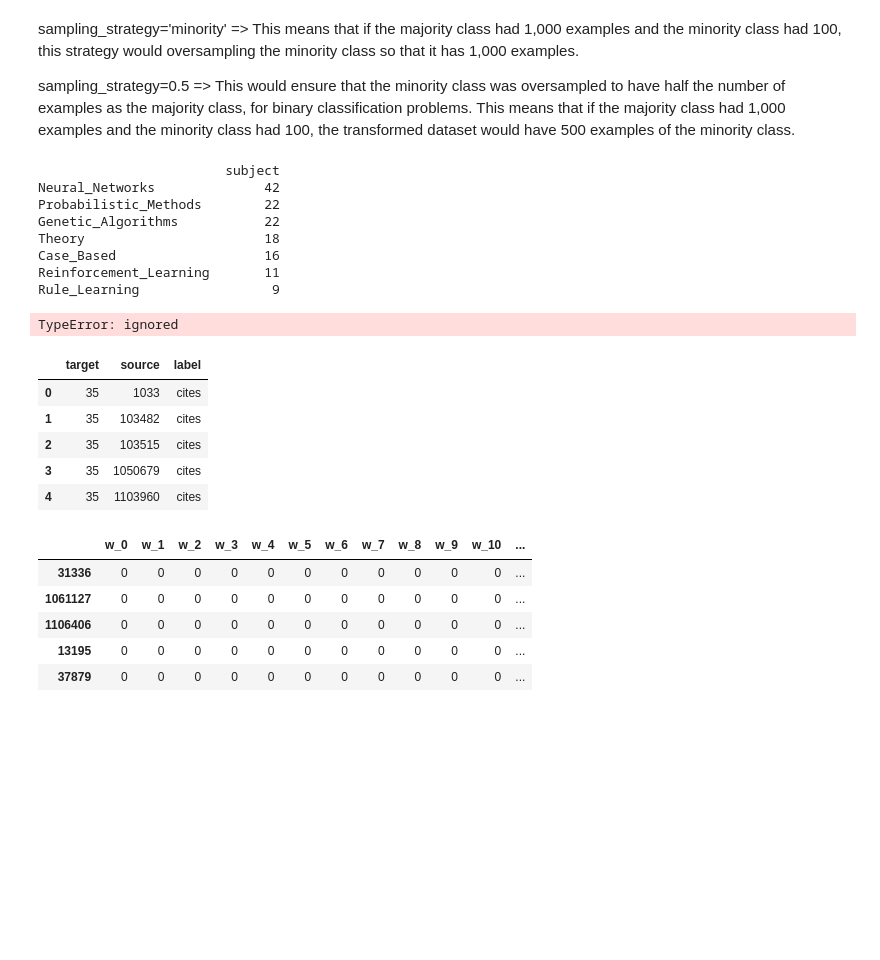
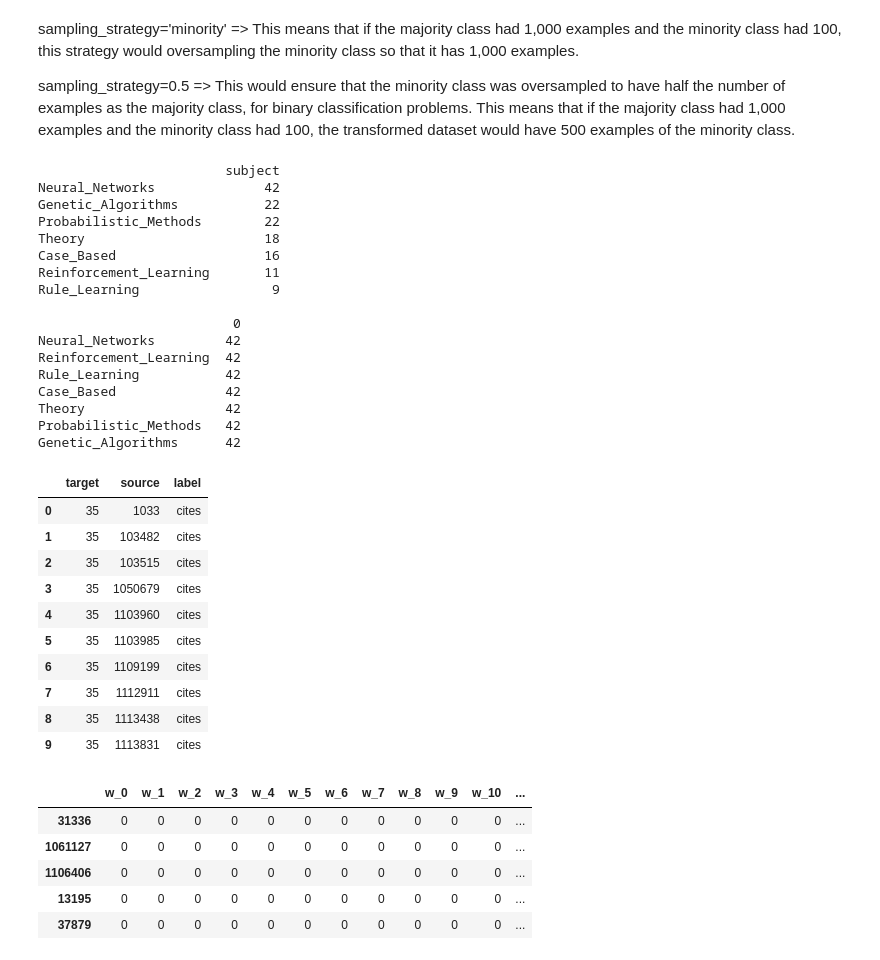
Before and after one commit to SeyfGoumeida/Supervised_Learning_Cora_Citeseed_PubMed, a Jupyter notebook: Projet_«_Apprentissage_supervisé_».ipynb, the cells around one changed output. Saved outputs shown, nothing was run; the diff lists cells and outputs as text; code cells hidden in the pictures; blank space fills up the shorter version.

```diff
--- a/Projet_«_Apprentissage_supervisé_».ipynb
+++ b/Projet_«_Apprentissage_supervisé_».ipynb
@@ -167,36 +147,53 @@ sampling_strategy=0.5 => This would ensure that the minority class was oversampl
 # example of random oversampling to balance the class distribution
 # define dataset
 print(train_subjects.value_counts().to_frame())
+print()
 # fit and apply the transform
-train_subjects = oversample.fit_resample(train_subjects)
+X_train,y_train = oversample.fit_resample(np.array(list(train_subjects.index)).reshape(-1, 1),train_subjects.values)
 # summarize class distribution
-print(train_subjects.value_counts().to_frame())
+X_train,y_train
+s = pd.Series(y_train)
+s.index = list(X_train.reshape(1,-1))
+print(s.value_counts().to_frame())
 # %% [output]
                         subject
 Neural_Networks              42
+Genetic_Algorithms           22
 Probabilistic_Methods        22
-Genetic_Algorithms           22
 Theory                       18
 Case_Based                   16
 Reinforcement_Learning       11
 Rule_Learning                 9
+
+                         0
+Neural_Networks         42
+Reinforcement_Learning  42
+Rule_Learning           42
+Case_Based              42
+Theory                  42
+Probabilistic_Methods   42
+Genetic_Algorithms      42
-TypeError: ignored
 # %%
 edge_list = pd.read_csv(
     os.path.join(dataset.data_directory, "cora.cites"),
     sep="\t",
     header=None,
     names=["target", "source"],
 )
 edge_list["label"] = "cites"
-display(edge_list.head(5))
+display(edge_list.head(10))
 # %% [output]
 |  | target | source | label |
 | 0 | 35 | 1033 | cites |
 | 1 | 35 | 103482 | cites |
 | 2 | 35 | 103515 | cites |
 | 3 | 35 | 1050679 | cites |
 | 4 | 35 | 1103960 | cites |
+| 5 | 35 | 1103985 | cites |
+| 6 | 35 | 1109199 | cites |
+| 7 | 35 | 1112911 | cites |
+| 8 | 35 | 1113438 | cites |
+| 9 | 35 | 1113831 | cites |
 # %%
 feature_names = ["w_{}".format(ii) for ii in range(1433)]
 column_names = feature_names + ["subject"]
```
Also changed, not shown: parts of 17 cells of this notebook.
